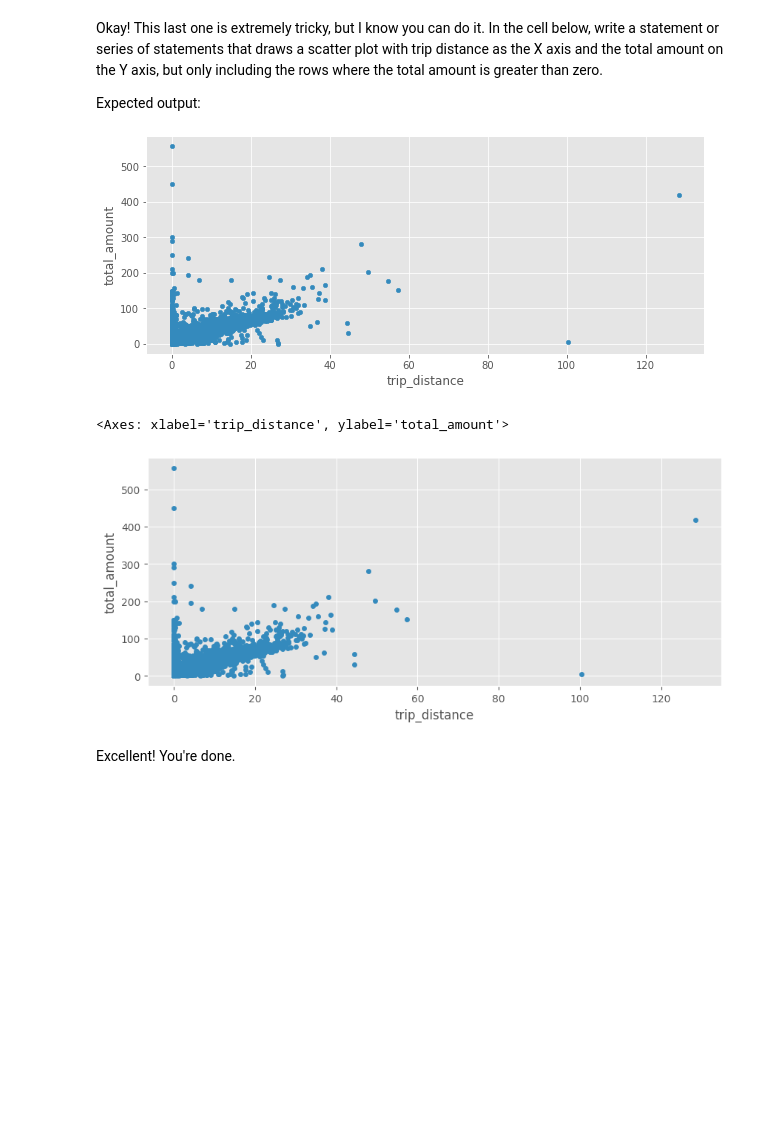
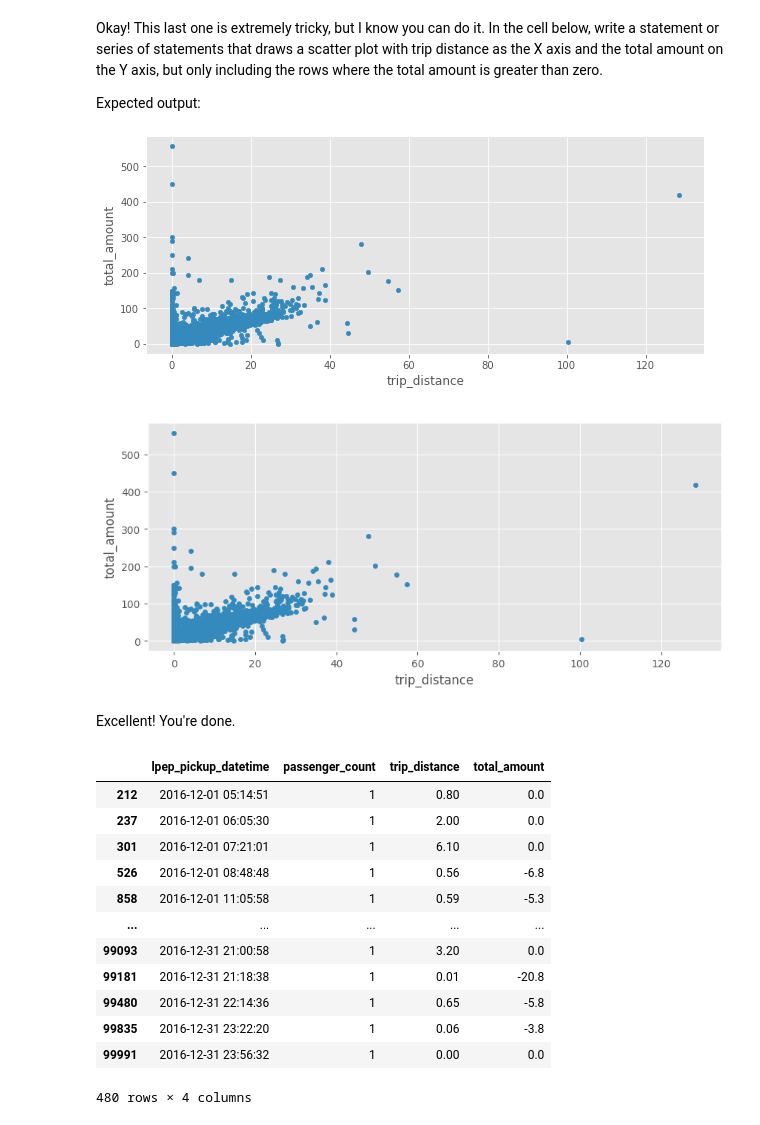
Before and after one commit to matthewlaujh/itpnyu-programmingwithdata, a Jupyter notebook: exercises/exercise-2.ipynb, the cells around one changed output. Drawn from its saved outputs; the diff is of its cells as text; code cells hidden in the pictures; blank space fills up the shorter version.

```diff
--- a/exercises/exercise-2.ipynb
+++ b/exercises/exercise-2.ipynb
@@ -101,10 +101,24 @@ Expected output:
 ![scatter plot](embedded-picture-1)
 # %%
 
-filtered_df = df[df['total_amount'] > 0]
-filtered_df.plot(kind='scatter', x='trip_distance', y='total_amount')
+filtered_df = df[df['total_amount'] > 0].plot(kind='scatter', x='trip_distance', y='total_amount')
 # %% [output]
-<Axes: xlabel='trip_distance', ylabel='total_amount'>
 [figure]
 # %% [markdown]
 Excellent! You're done.
+# %%
+df[ (df["total_amount"] <= 0) | (df["trip_distance"] <= 0) & (df["passenger_count"] > 5) ]
+# %% [output]
+|  | lpep_pickup_datetime | passenger_count | trip_distance | total_amount |
+| 212 | 2016-12-01 05:14:51 | 1 | 0.80 | 0.0 |
+| 237 | 2016-12-01 06:05:30 | 1 | 2.00 | 0.0 |
+| 301 | 2016-12-01 07:21:01 | 1 | 6.10 | 0.0 |
+| 526 | 2016-12-01 08:48:48 | 1 | 0.56 | -6.8 |
+| 858 | 2016-12-01 11:05:58 | 1 | 0.59 | -5.3 |
+| ... | ... | ... | ... | ... |
+| 99093 | 2016-12-31 21:00:58 | 1 | 3.20 | 0.0 |
+| 99181 | 2016-12-31 21:18:38 | 1 | 0.01 | -20.8 |
+| 99480 | 2016-12-31 22:14:36 | 1 | 0.65 | -5.8 |
+| 99835 | 2016-12-31 23:22:20 | 1 | 0.06 | -3.8 |
+| 99991 | 2016-12-31 23:56:32 | 1 | 0.00 | 0.0 |
+480 rows × 4 columns
```
Also changed, not shown: 5 other files.
